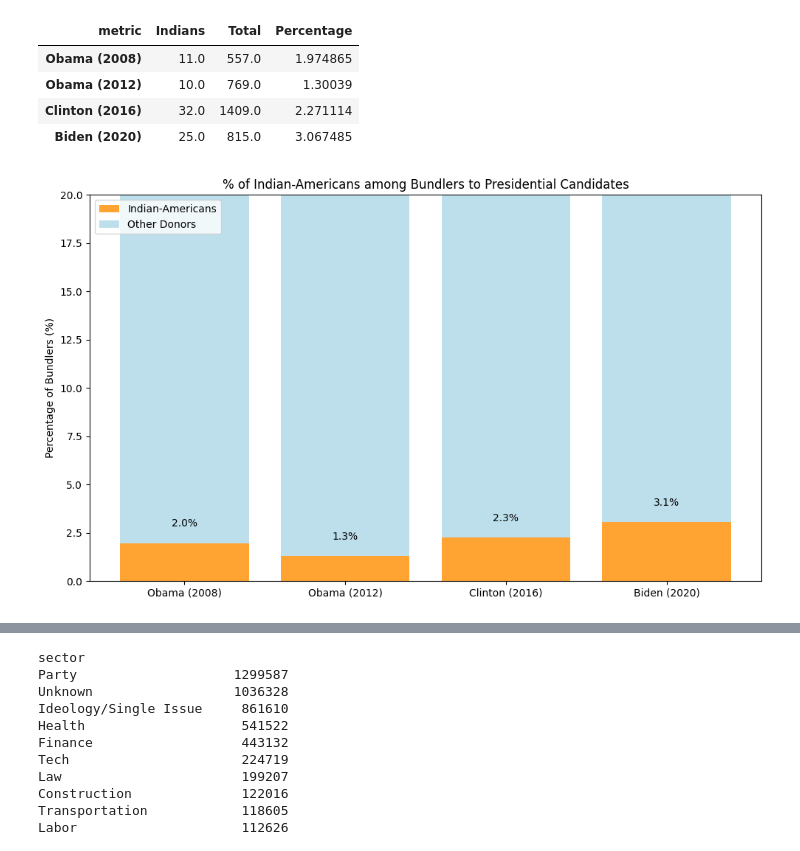
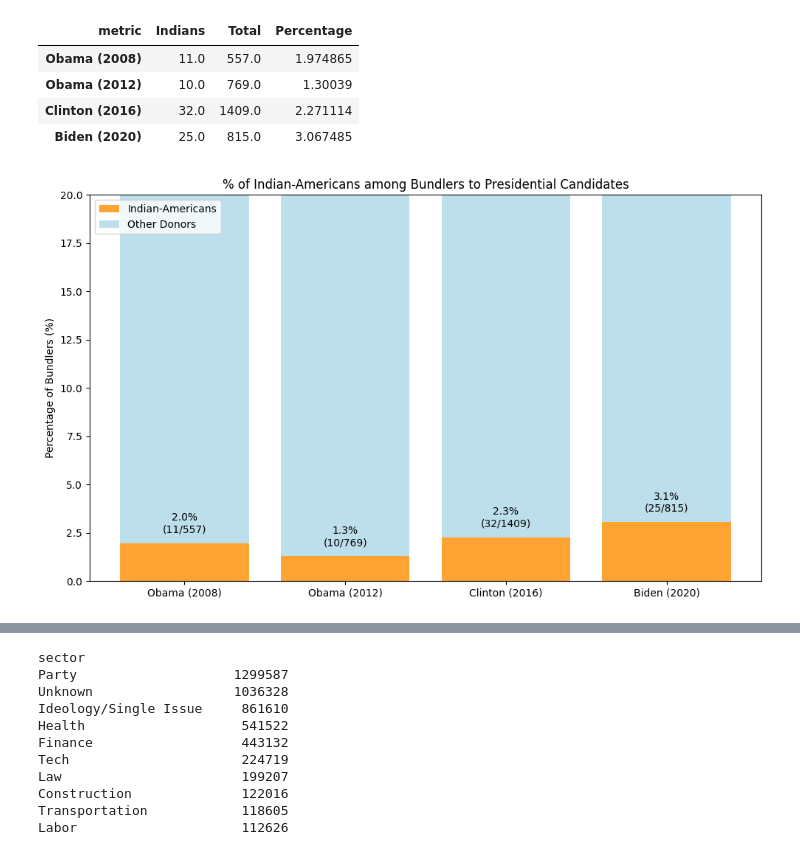
Before and after one commit to kkkarnav/indianamericancontributions, a Jupyter notebook: donors_votes.ipynb, the cells around one changed output, grey strips where cells are left out. Drawn from its saved outputs; the diff is of its cells as text; code cells hidden in the pictures.

```diff
--- a/donors_votes.ipynb
+++ b/donors_votes.ipynb
@@ -57,27 +57,27 @@ bundlers
 # %%
 bundlers['Other Donors'] = bundlers['Total'] - bundlers['Indians']
 bundlers['Indian_Pct'] = (bundlers['Indians'] / bundlers['Total']) * 100
 bundlers['Non_Indian_Pct'] = 100 - bundlers['Indian_Pct']
 
 fig, ax = plt.subplots(figsize=(10, 6))
 bars2 = ax.bar(bundlers.index, bundlers['Indian_Pct'], label='Indian-Americans', alpha=0.8, color='darkorange')
 bars1 = ax.bar(bundlers.index, bundlers['Non_Indian_Pct'], bottom=bundlers['Indian_Pct'], label='Other Donors', alpha=0.8, color='lightblue')
 
 for i, metric in enumerate(bundlers.index):
     indian_pct = bundlers.loc[metric, 'Indian_Pct']
     ax.text(i, bundlers.loc[metric, 'Indian_Pct'] + 1,
-            f'{indian_pct:.1f}%', ha='center', va='center',
+            f'{indian_pct:.1f}%\n({int(bundlers.loc[metric, 'Indians'])}/{int(bundlers.loc[metric, 'Total'])})', ha='center', va='center',
             color='white' if indian_pct > 30 else 'black')
 
 ax.set_ylabel('Percentage of Bundlers (%)')
 ax.set_ylim(0, 20)
 ax.set_title('% of Indian-Americans among Bundlers to Presidential Candidates')
 ax.legend(loc='upper left')
 
 plt.tight_layout()
 plt.show()
 # %% [output]
-[figure, old version]
+[figure, new version]
 # %%
 donors = pd.read_csv(donors_csv)
 donors.head(10)
```
Also changed, not shown: 8 other files.
